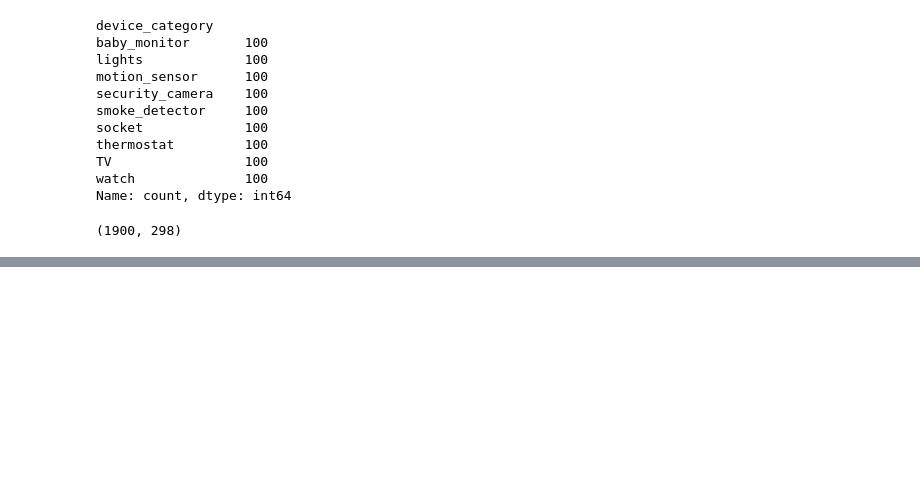
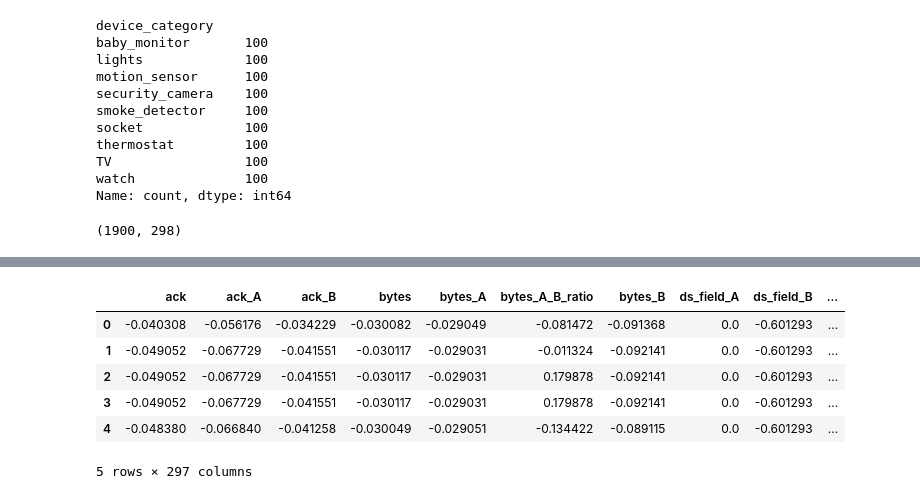
Before and after one commit to BetoPD/Iot-Device-Classifier, a Jupyter notebook: IOT_Device_Identification.ipynb, the cells around one changed output, grey strips where cells are left out. Cells and saved outputs as stored; diff of their text form; code cells hidden in the pictures; blank space fills up the shorter version.

```diff
--- a/IOT_Device_Identification.ipynb
+++ b/IOT_Device_Identification.ipynb
@@ -51,0 +71,3 @@ data = data.sample(frac=1, random_state=42).reset_index(drop=True)
+# %%
+X = data.drop(columns=["device_category"])
+y = data["device_category"]
@@ -51,0 +82,15 @@ data = data.sample(frac=1, random_state=42).reset_index(drop=True)
+# %%
+from sklearn.preprocessing import StandardScaler
+
+scaler = StandardScaler()
+X_scaled = scaler.fit_transform(X)
+X_scaled = pd.DataFrame(X_scaled, columns=X.columns)
+X_scaled.head()
+# %% [output]
+|  | ack | ack_A | ack_B | bytes | bytes_A | bytes_A_B_ratio | bytes_B | ds_field_A | ds_field_B | ... |
+| 0 | -0.040308 | -0.056176 | -0.034229 | -0.030082 | -0.029049 | -0.081472 | -0.091368 | 0.0 | -0.601293 | ... |
+| 1 | -0.049052 | -0.067729 | -0.041551 | -0.030117 | -0.029031 | -0.011324 | -0.092141 | 0.0 | -0.601293 | ... |
+| 2 | -0.049052 | -0.067729 | -0.041551 | -0.030117 | -0.029031 | 0.179878 | -0.092141 | 0.0 | -0.601293 | ... |
+| 3 | -0.049052 | -0.067729 | -0.041551 | -0.030117 | -0.029031 | 0.179878 | -0.092141 | 0.0 | -0.601293 | ... |
+| 4 | -0.048380 | -0.066840 | -0.041258 | -0.030049 | -0.029051 | -0.134422 | -0.089115 | 0.0 | -0.601293 | ... |
+5 rows × 297 columns
```
Also changed, not shown: parts of 6 cells of this notebook.
